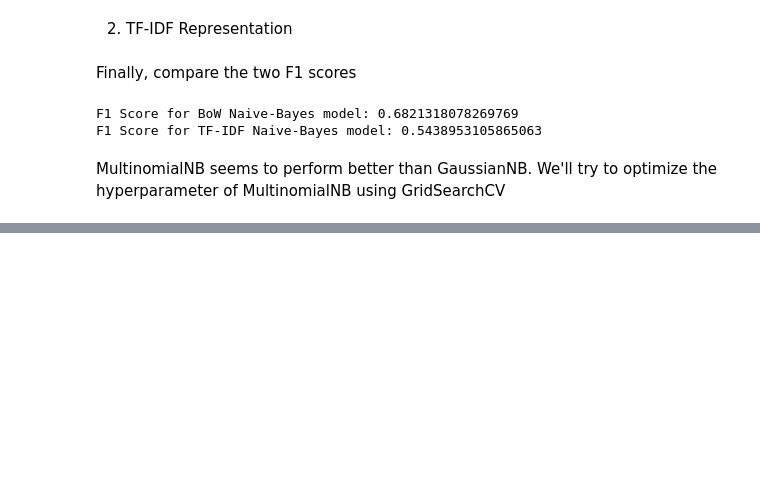
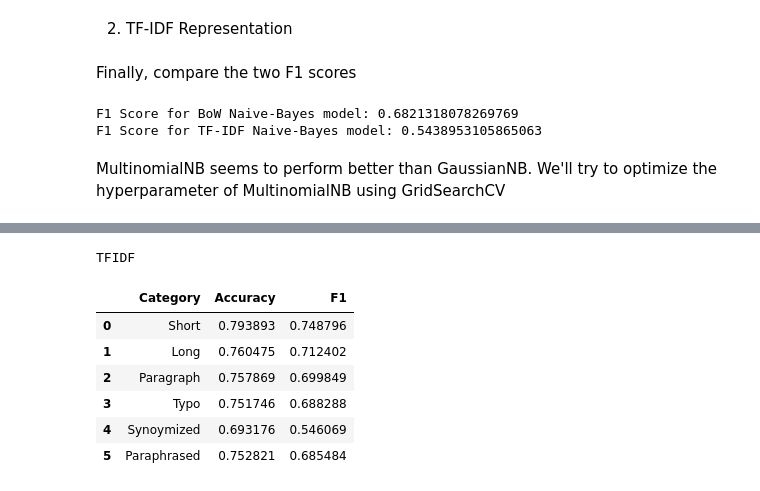
Before and after one commit to nixonwidjaja/scicite, a Jupyter notebook: initial-evaluation/naive_bayes.ipynb, the cells around one changed output, grey strips where cells are left out. Cells and saved outputs as stored; diff of their text form; code cells hidden in the pictures; blank space fills up the shorter version.

```diff
--- a/initial-evaluation/naive_bayes.ipynb
+++ b/initial-evaluation/naive_bayes.ipynb
@@ -213,0 +383,20 @@ F1 Score for hyper-optimized TF-IDF Multinomial Naive-Bayes model: 0.72619862783
+# %%
+list1 = ["Short", short_score_tfidf_acc, short_score_tfidf_f1]
+list2 = ["Long", long_score_tfidf_acc, long_score_tfidf_f1]
+list3 = ["Paragraph", paragraph_score_tfidf_acc, paragraph_score_tfidf_f1]
+list4 = ["Typo", typo_score_tfidf_acc, typo_score_tfidf_f1]
+list5 = ["Synoymized", synonymized_score_tfidf_acc, synonymized_score_tfidf_f1]
+list6 = ["Paraphrased", paraphrased_score_tfidf_acc, paraphrased_score_tfidf_f1]
+
+print("TFIDF")
+tfidf_data_df = pd.DataFrame([list1, list2, list3, list4, list5, list6], columns=['Category', 'Accuracy', 'F1'])
+tfidf_data_df
+# %% [output]
+TFIDF
+|  | Category | Accuracy | F1 |
+| 0 | Short | 0.793893 | 0.748796 |
+| 1 | Long | 0.760475 | 0.712402 |
+| 2 | Paragraph | 0.757869 | 0.699849 |
+| 3 | Typo | 0.751746 | 0.688288 |
+| 4 | Synoymized | 0.693176 | 0.546069 |
+| 5 | Paraphrased | 0.752821 | 0.685484 |
```
Also changed, not shown: parts of 24 cells of this notebook.
